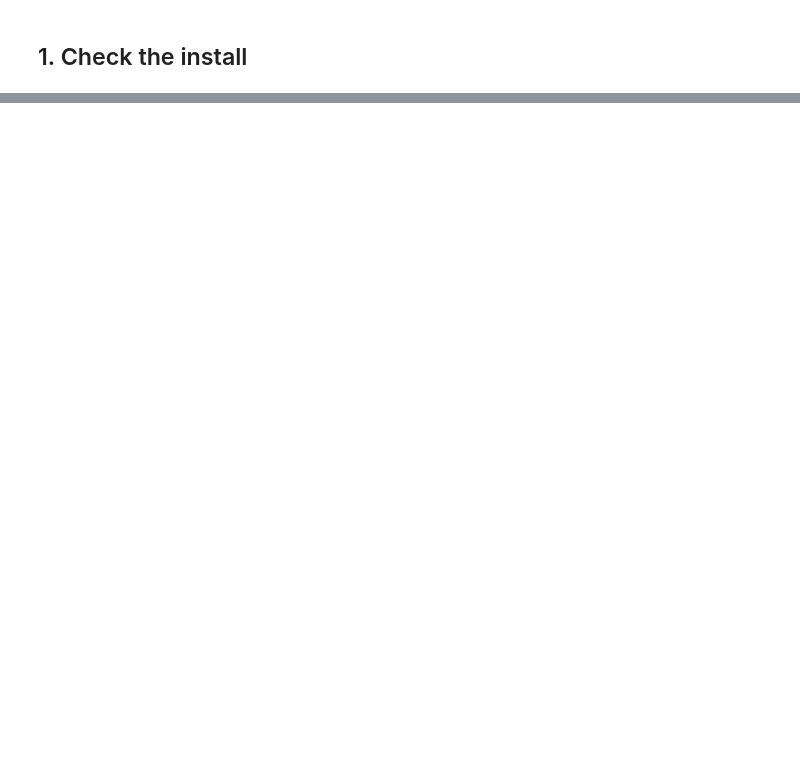
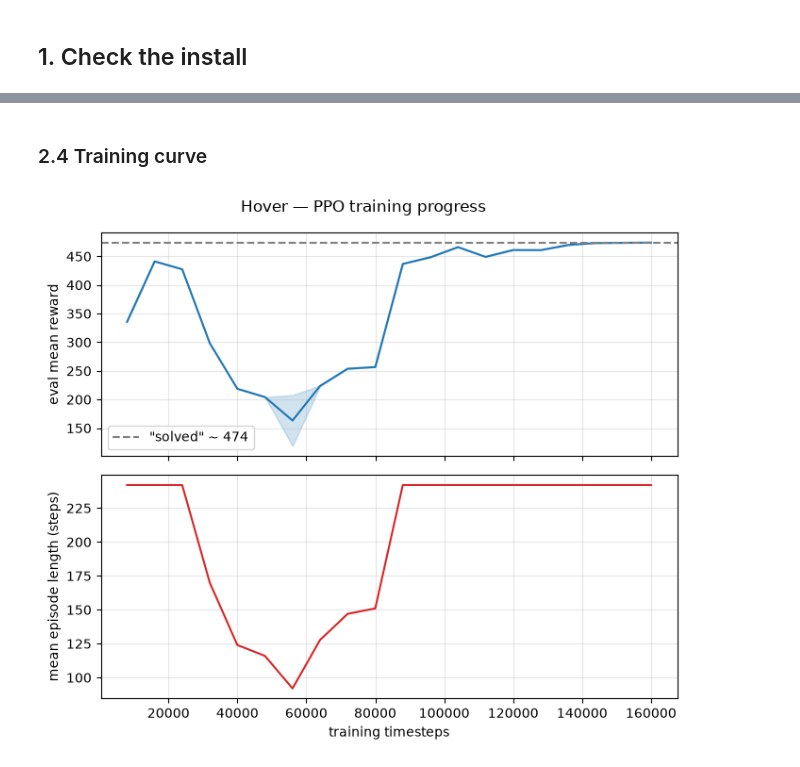
Before and after one commit to MichelleGun/CMS, a Jupyter notebook: tutorial/walkthrough.ipynb, the cells around one changed output, grey strips where cells are left out. Saved outputs shown, nothing was run; the diff lists cells and outputs as text; code cells hidden in the pictures; blank space fills up the shorter version.

```diff
--- a/tutorial/walkthrough.ipynb
+++ b/tutorial/walkthrough.ipynb
@@ -16,0 +35,20 @@ Environment setup (installing conda, the C++ compiler, `pip install -e .`) is in
+# %%
+import os
+from pathlib import Path
+
+# gym-pybullet-drones' RL aviaries (HoverAviary, HoopFindAviary, ...) hard-code
+# their video/log output to `./results` relative to the process's cwd - they
+# don't expose an `output_folder` override the way CtrlAviary does. Running
+# everything from the repo root keeps that `results/` the same one the rest of
+# the repo (and this notebook's `RESULTS` constant below) uses, regardless of
+# whether Jupyter was launched from `tutorial/` or the repo root.
+REPO_ROOT = Path.cwd().parent if Path.cwd().name == "tutorial" else Path.cwd()
+os.chdir(REPO_ROOT)
+
+RESULTS = REPO_ROOT / "results"
+SCRIPTS = REPO_ROOT / "scripts"
+import sys
+sys.path.insert(0, str(SCRIPTS))
+
+print("repo root:", REPO_ROOT)
+print("results:  ", RESULTS)
@@ -129,0 +325,6 @@ print('(PyBullet\'s live GUI renders the texture much crisper than this headless
+# %% [markdown]
+### 2.4 Training curve
+# %%
+plot_training_curve(RESULTS / 'evaluations.npz', 'Hover — PPO training progress', solved=474)
+# %% [output]
+[figure, added]
```
Also changed, not shown: parts of 45 cells of this notebook, 30 other files.
